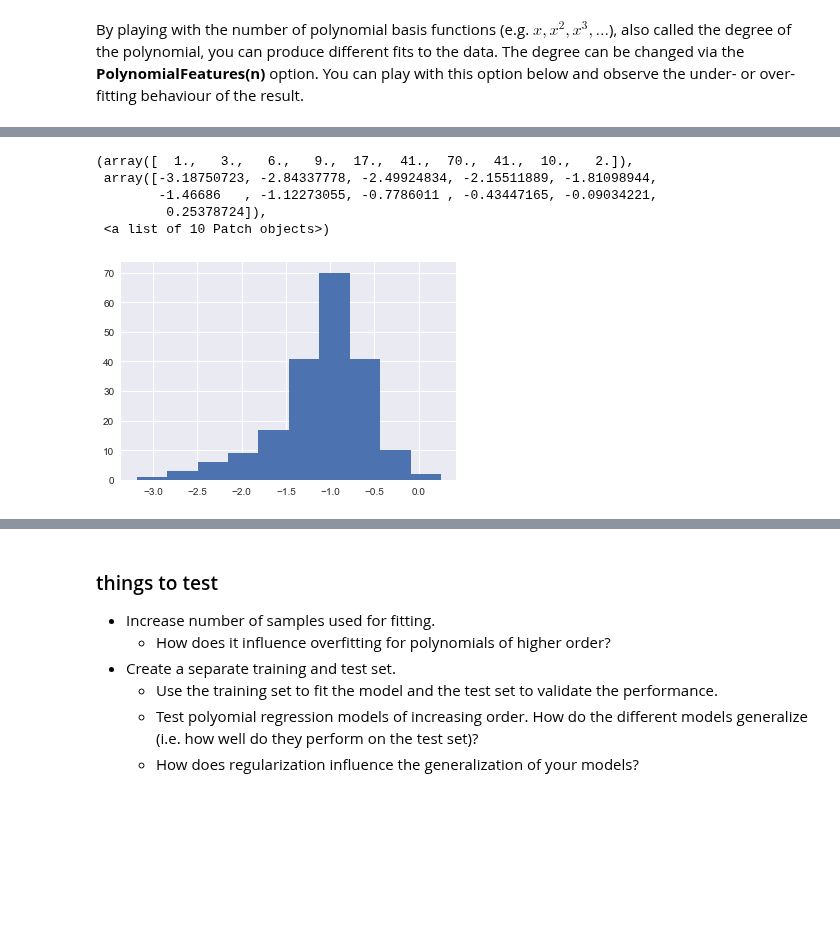
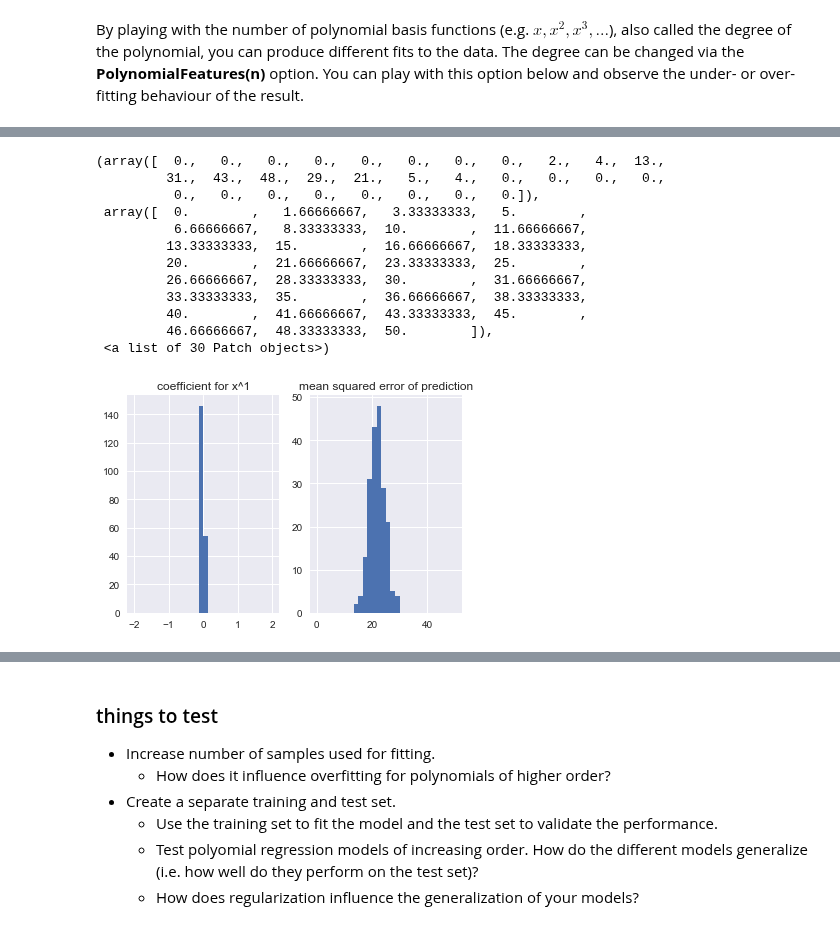
Before and after one commit to nscherf/Machine-learning-lectures, a Jupyter notebook: 04-Python-Introduction/00-Linear-Regression.ipynb, the cells around one changed output, grey strips where cells are left out. Drawn from its saved outputs; the diff is of its cells as text; code cells hidden in the pictures; blank space fills up the shorter version.

```diff
--- a/04-Python-Introduction/00-Linear-Regression.ipynb
+++ b/04-Python-Introduction/00-Linear-Regression.ipynb
@@ -290,26 +301,43 @@ plt.plot(xfit, yfit);
 # %%
-poly_model = make_pipeline(PolynomialFeatures(3),
+n_polynomial = 1
+n_samples = 50
+n_experiments = 200
+
+poly_model = make_pipeline(PolynomialFeatures(n_polynomial),
                            LinearRegression())
-coeffs = np.zeros((200,4))
-mse
-for i in range(200):
+
+fitted_coeffs = np.zeros((n_experiments,n_polynomial+1))
+mse = np.zeros(n_experiments)
+
+for i in range(n_experiments):
     rng = np.random.RandomState()
-    x = 10 * rng.rand(50)
-    y = np.sin(x) + 0.1 * rng.randn(50)
+    x = 10 * rng.rand(n_samples)
+    y = np.sin(x) + 0.1 * rng.randn(n_samples)
 
     poly_model.fit(x[:, np.newaxis], y)
-    poly_model.predict(xfit[:, np.newaxis])
+    fitted_coeffs[i] = poly_model.steps[1][1].coef_
     y_hat=poly_model.predict(x[:,np.newaxis])
-    mse=np.sum((yhat-y)**2)
+    mse[i]=np.sum((y_hat-y)**2)
 
-    coeffs[i] = poly_model.steps[1][1].coef_
+plt.figure(1)
+ax1=plt.subplot(121)
+ax1.set_title("coefficient for x^1")
+plt.hist(fitted_coeffs[:,1],30,range=[-2, 2])
+ax2=plt.subplot(122)
+ax2.set_title("mean squared error of prediction")
+plt.hist(mse, 30, range=[0,50])
+# %% [output]
+(array([  0.,   0.,   0.,   0.,   0.,   0.,   0.,   0.,   2.,   4.,  13.,
+         31.,  43.,  48.,  29.,  21.,   5.,   4.,   0.,   0.,   0.,   0.,
+          0.,   0.,   0.,   0.,   0.,   0.,   0.,   0.]),
+ array([  0.        ,   1.66666667,   3.33333333,   5.        ,
+          6.66666667,   8.33333333,  10.        ,  11.66666667,
+         13.33333333,  15.        ,  16.66666667,  18.33333333,
+         20.        ,  21.66666667,  23.33333333,  25.        ,
+         26.66666667,  28.33333333,  30.        ,  31.66666667,
+         33.33333333,  35.        ,  36.66666667,  38.33333333,
+         40.        ,  41.66666667,  43.33333333,  45.        ,
+         46.66666667,  48.33333333,  50.        ]),
+ <a list of 30 Patch objects>)
+[figure, added]
-# %%
-plt.hist(coeffs[:,1])
-# %% [output]
-(array([  1.,   3.,   6.,   9.,  17.,  41.,  70.,  41.,  10.,   2.]),
- array([-3.18750723, -2.84337778, -2.49924834, -2.15511889, -1.81098944,
-        -1.46686   , -1.12273055, -0.7786011 , -0.43447165, -0.09034221,
-         0.25378724]),
- <a list of 10 Patch objects>)
-[figure, removed]
 # %%
```
Also changed, not shown: parts of 9 cells of this notebook.
